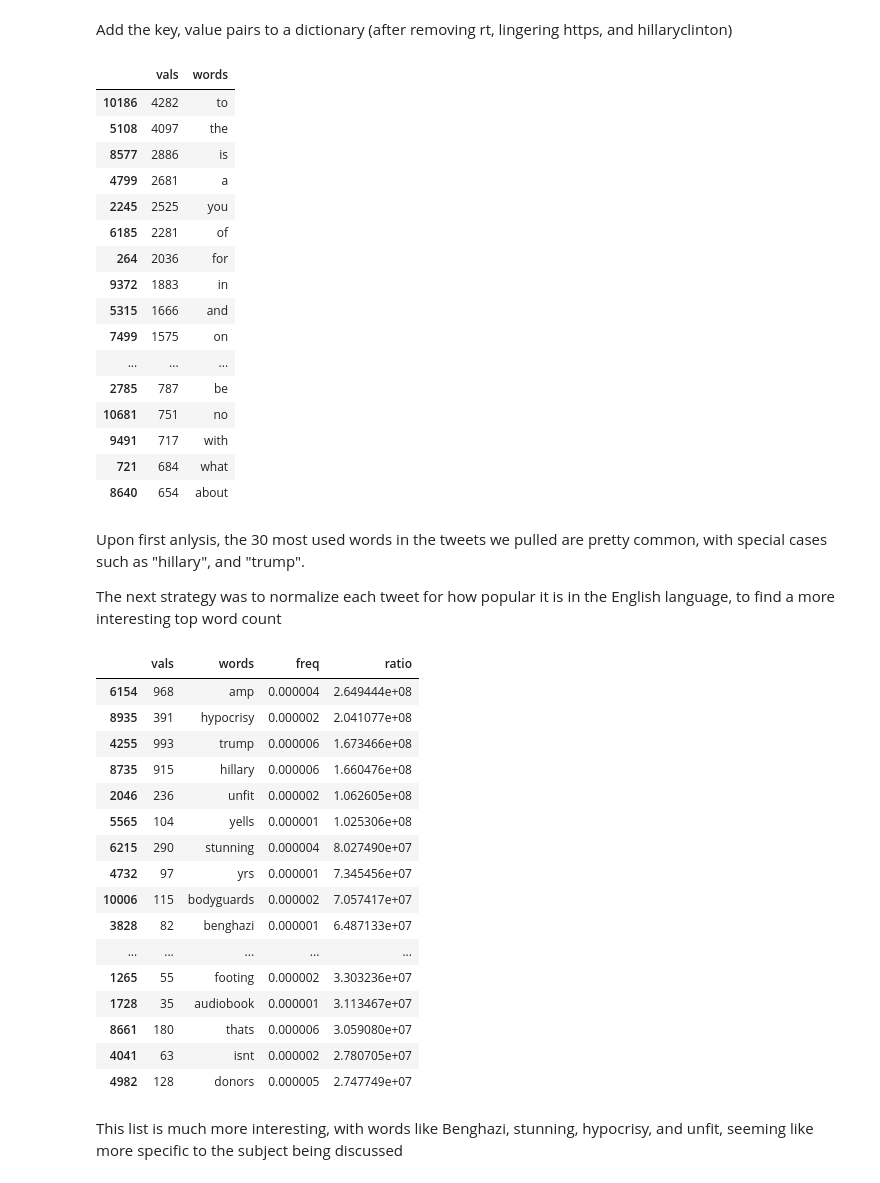
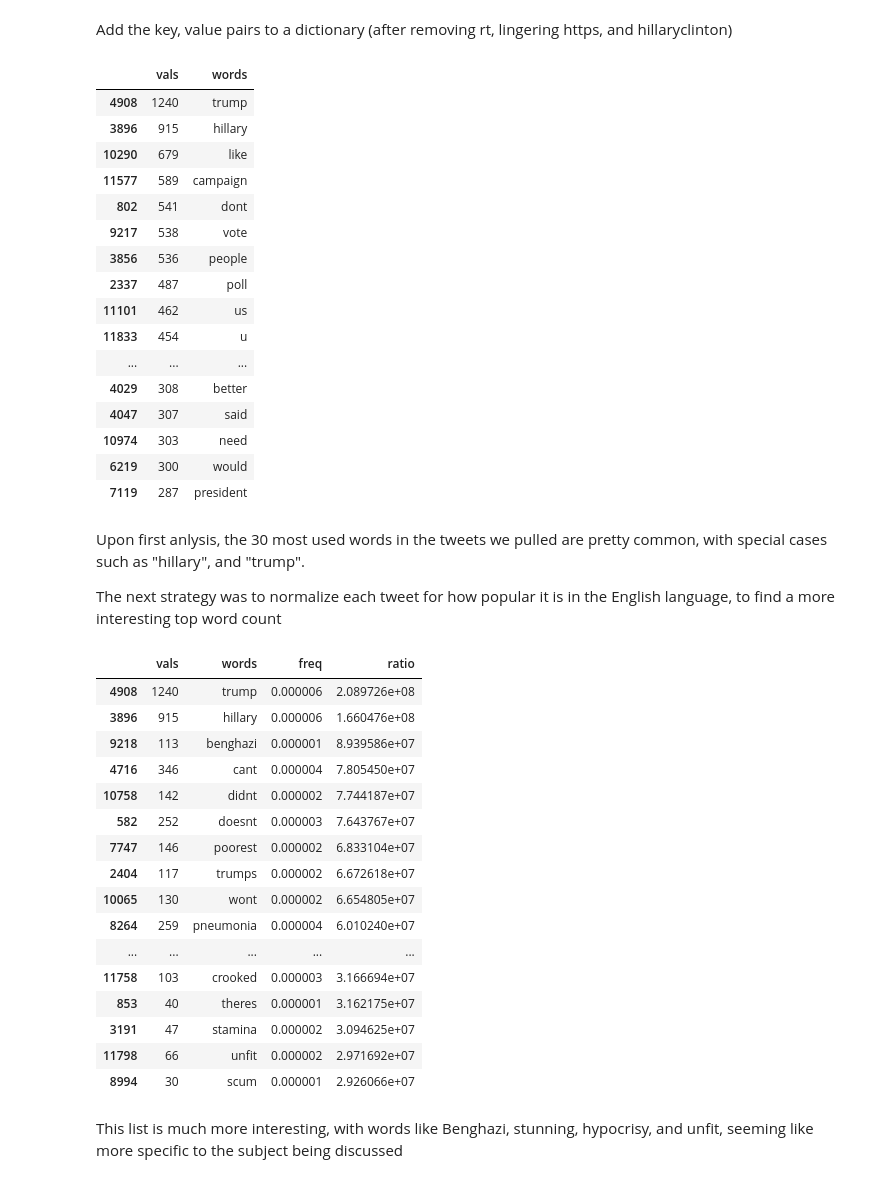
Before and after one commit to MBeaulieu22/casestudy1, a Jupyter notebook: CaseStudy1.ipynb, the cells around one changed output. Drawn from its saved outputs; the diff is of its cells as text; code cells hidden in the pictures.

Commit message:
remove stopwords from frequency tables

```diff
--- a/CaseStudy1.ipynb
+++ b/CaseStudy1.ipynb
@@ -135,10 +136,13 @@ streaming done
 * make it lower case
 * remove http links and non alphanum characters
 # %%
-################# RE WRITE THIS - DF is not defined in this context. define it or loop over database/file. your coice
+cursor = tweets_Collection.find()
+df = pd.DataFrame(list(cursor))
+
 text = df.text.str.lower()
 for i,t in enumerate(text):
     t = re.sub(r"(?:\@|https?\://)\S+", "", t)
     new = ''.join(e for e in t if (e.isalnum() or e==' '))
     text[i] = new
 text = text.str.split(' ')
+print("done")
@@ -156,33 +162,37 @@ for r in range(text.shape[0]):
 # %% [markdown]
 Add the key, value pairs to a dictionary (after removing rt, lingering https, and hillaryclinton)
 # %%
+from nltk.corpus import stopwords
+stopwords = list(stopwords.words('english'))
+stopwords.extend(['.', ',', '"', "'", '?', '!', ':', ';', '(', ')', '[', ']', '{', '}'])
+stopwords.extend(['', ' ', 'rt', 'http','https','hillaryclinton','amp'])
 vals = []
-remove_list = ['', ' ', 'rt', 'http','https','hillaryclinton']
-keys = [ e for e in word_dict.keys() if e not in remove_list]
+
+keys = [ e for e in word_dict.keys() if e not in stopwords]
 for key in keys:
     vals.append(word_dict.get(key))
 
 tweet_df = pd.DataFrame({'words':keys, 'vals':vals})
 tweet_df = tweet_df.sort_values('vals', ascending=False)
 tweet_df[0:30]
 # %% [output]
 |  | vals | words |
-| 10186 | 4282 | to |
-| 5108 | 4097 | the |
-| 8577 | 2886 | is |
-| 4799 | 2681 | a |
-| 2245 | 2525 | you |
-| 6185 | 2281 | of |
-| 264 | 2036 | for |
-| 9372 | 1883 | in |
-| 5315 | 1666 | and |
-| 7499 | 1575 | on |
+| 4908 | 1240 | trump |
+| 3896 | 915 | hillary |
+| 10290 | 679 | like |
+| 11577 | 589 | campaign |
+| 802 | 541 | dont |
+| 9217 | 538 | vote |
+| 3856 | 536 | people |
+| 2337 | 487 | poll |
+| 11101 | 462 | us |
+| 11833 | 454 | u |
 | ... | ... | ... |
-| 2785 | 787 | be |
-| 10681 | 751 | no |
-| 9491 | 717 | with |
-| 721 | 684 | what |
-| 8640 | 654 | about |
+| 4029 | 308 | better |
+| 4047 | 307 | said |
+| 10974 | 303 | need |
+| 6219 | 300 | would |
+| 7119 | 287 | president |
 # %% [markdown]
 Upon first anlysis, the 30 most used words in the tweets we pulled are pretty common, with special cases such as "hillary", and "trump".
 
@@ -196,22 +206,22 @@ tweet_df['ratio'] = tweet_df['vals'] / tweet_df['freq']
 tweet_df.sort_values('ratio', ascending=False)[0:30]
 # %% [output]
 |  | vals | words | freq | ratio |
-| 6154 | 968 | amp | 0.000004 | 2.649444e+08 |
-| 8935 | 391 | hypocrisy | 0.000002 | 2.041077e+08 |
-| 4255 | 993 | trump | 0.000006 | 1.673466e+08 |
-| 8735 | 915 | hillary | 0.000006 | 1.660476e+08 |
-| 2046 | 236 | unfit | 0.000002 | 1.062605e+08 |
-| 5565 | 104 | yells | 0.000001 | 1.025306e+08 |
-| 6215 | 290 | stunning | 0.000004 | 8.027490e+07 |
-| 4732 | 97 | yrs | 0.000001 | 7.345456e+07 |
-| 10006 | 115 | bodyguards | 0.000002 | 7.057417e+07 |
-| 3828 | 82 | benghazi | 0.000001 | 6.487133e+07 |
+| 4908 | 1240 | trump | 0.000006 | 2.089726e+08 |
+| 3896 | 915 | hillary | 0.000006 | 1.660476e+08 |
+| 9218 | 113 | benghazi | 0.000001 | 8.939586e+07 |
+| 4716 | 346 | cant | 0.000004 | 7.805450e+07 |
+| 10758 | 142 | didnt | 0.000002 | 7.744187e+07 |
+| 582 | 252 | doesnt | 0.000003 | 7.643767e+07 |
+| 7747 | 146 | poorest | 0.000002 | 6.833104e+07 |
+| 2404 | 117 | trumps | 0.000002 | 6.672618e+07 |
+| 10065 | 130 | wont | 0.000002 | 6.654805e+07 |
+| 8264 | 259 | pneumonia | 0.000004 | 6.010240e+07 |
 | ... | ... | ... | ... | ... |
-| 1265 | 55 | footing | 0.000002 | 3.303236e+07 |
-| 1728 | 35 | audiobook | 0.000001 | 3.113467e+07 |
-| 8661 | 180 | thats | 0.000006 | 3.059080e+07 |
-| 4041 | 63 | isnt | 0.000002 | 2.780705e+07 |
-| 4982 | 128 | donors | 0.000005 | 2.747749e+07 |
+| 11758 | 103 | crooked | 0.000003 | 3.166694e+07 |
+| 853 | 40 | theres | 0.000001 | 3.162175e+07 |
+| 3191 | 47 | stamina | 0.000002 | 3.094625e+07 |
+| 11798 | 66 | unfit | 0.000002 | 2.971692e+07 |
+| 8994 | 30 | scum | 0.000001 | 2.926066e+07 |
 # %% [markdown]
 This list is much more interesting, with words like Benghazi, stunning, hypocrisy, and unfit, seeming like more specific to the subject being discussed
 # %% [markdown]
```
Also changed, not shown: parts of 10 cells of this notebook, 1 other file.
